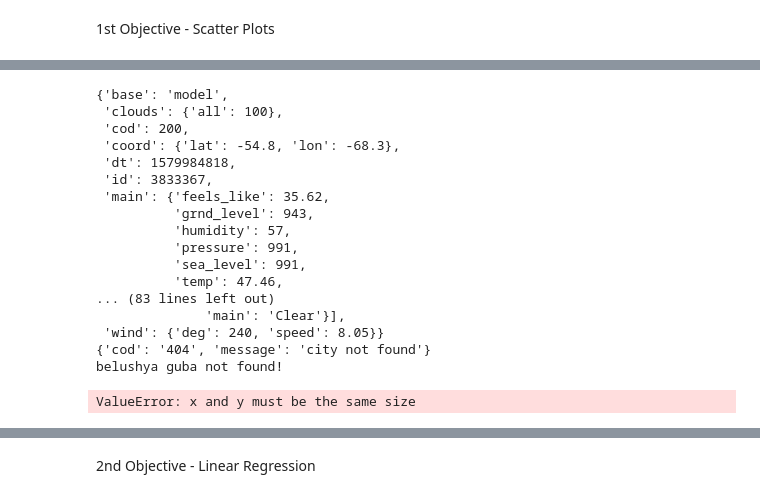
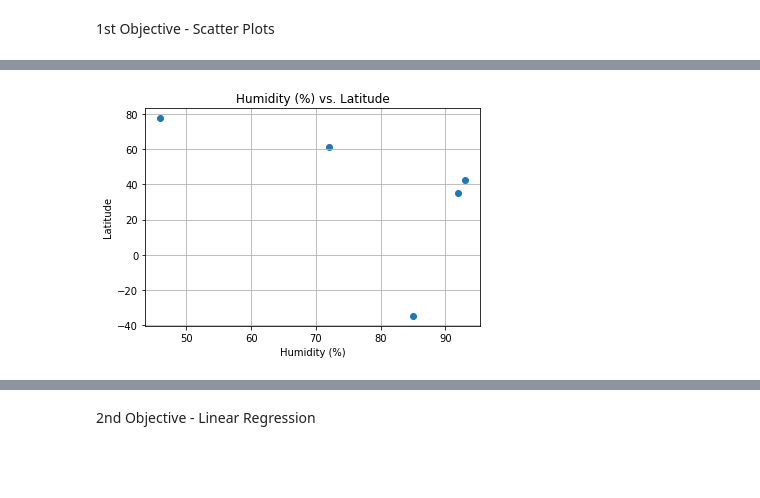
Before and after one commit to JKx2020/python-api-challenge, a Jupyter notebook: WeatherPy/weatherpy.ipynb, the cells around one changed output, grey strips where cells are left out. Cells and saved outputs as stored; diff of their text form; code cells hidden in the pictures; blank space fills up the shorter version.

```diff
--- a/WeatherPy/weatherpy.ipynb
+++ b/WeatherPy/weatherpy.ipynb
@@ -87,10 +87,10 @@ clouds = []
 windspeed = []
 city_lats = []
 city_long = []
+city_list = []
 
 for city in cities_df["City Name"]:
     response = requests.get(base_url+city).json()
-    pprint(response)
     #append the list
 
     try:
@@ -100,36 +100,10 @@ for city in cities_df["City Name"]:
         windspeed.append(response["wind"]["speed"])
         city_lats.append(response["coord"]["lat"])
         city_long.append(response["coord"]["lon"])
+        city_list.append(city)
 
     except:
         print(f"{city} not found!")
         pass
     #add pause so loop doesn't time out
     sleep(0.5)
-# %% [output]
-{'base': 'model',
- 'clouds': {'all': 100},
- 'cod': 200,
- 'coord': {'lat': -54.8, 'lon': -68.3},
- 'dt': 1579984818,
- 'id': 3833367,
- 'main': {'feels_like': 35.62,
-          'grnd_level': 943,
-          'humidity': 57,
-          'pressure': 991,
-          'sea_level': 991,
-          'temp': 47.46,
-... (83 lines left out)
-              'main': 'Clear'}],
- 'wind': {'deg': 240, 'speed': 8.05}}
-{'cod': '404', 'message': 'city not found'}
-belushya guba not found!
-# %%
-#build temp (f) vs latitude scatterplot
-plt.scatter(temp,coord_df["Latitude"], marker = "o")
-plt.title("Temperature (F) vs. Latitude")
-plt.xlabel("Temperature (F)")
-plt.ylabel("Latitude")
-plt.grid(True)
-# %% [output]
-ValueError: x and y must be the same size
@@ -137,11 +119,13 @@ ValueError: x and y must be the same size
 #In the comparison of Temperature vs Latitude, the code is looking at where the city sits by Latitude on the globe and then looking at it's current temperature. The scatterplot looks at the correlation between distance from the equator to the current temperature.
 # %%
 #* Humidity (%) vs. Latitude
-plt.scatter(humid,coord_df["Latitude"], marker = "o")
+plt.scatter(humid,city_lats, marker = "o")
 plt.title("Humidity (%) vs. Latitude")
 plt.xlabel("Humidity (%)")
 plt.ylabel("Latitude")
 plt.grid(True)
+# %% [output]
+[figure, added]
 # %%
 #In the comparison of Humidty % vs Latitude, the code is looking at where the city sits by Latitude on the globe and then looking at it's current humidity %. The scatterplot is showing how distance from the equator might affect the level of humidity in a certain city.
 # %%
```
Also changed, not shown: parts of 8 cells of this notebook.
